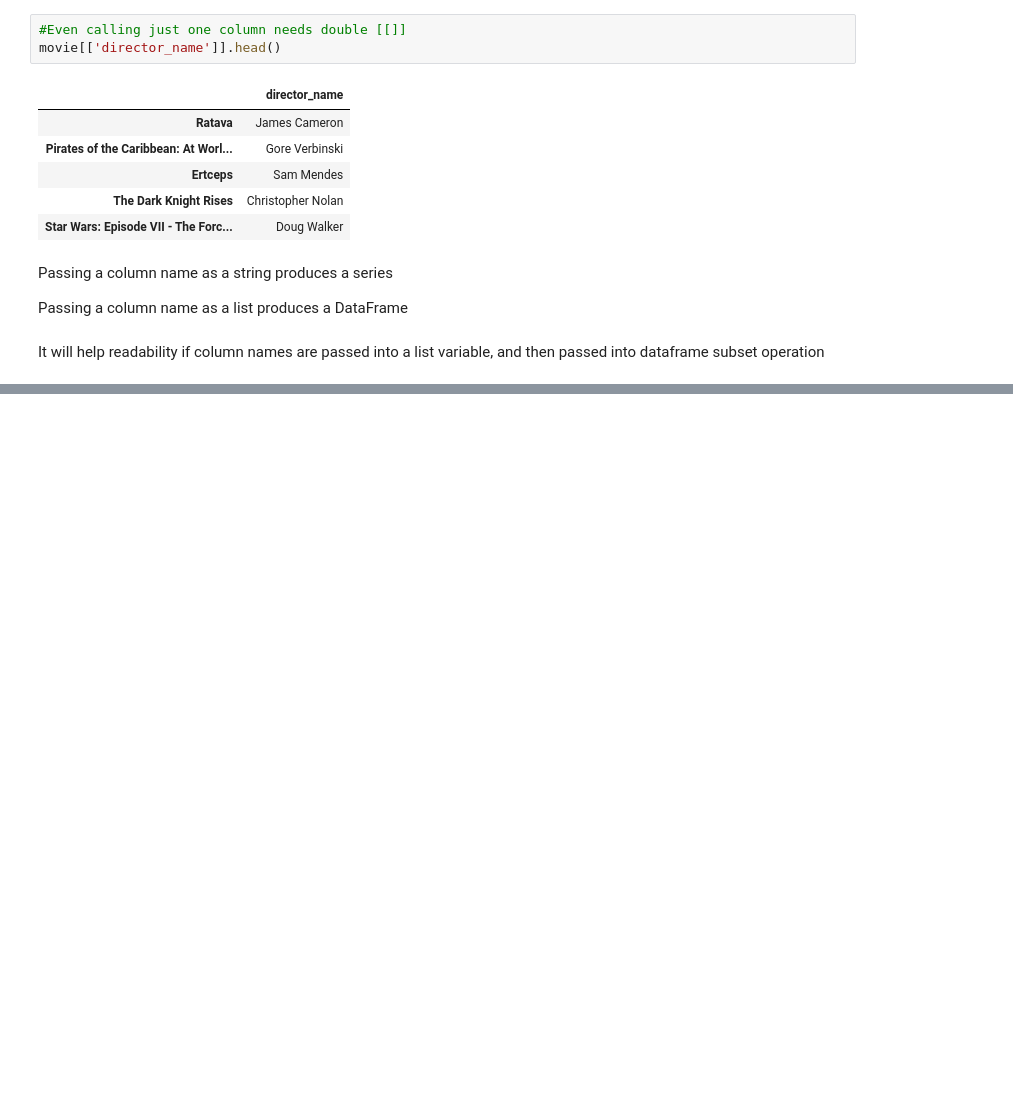
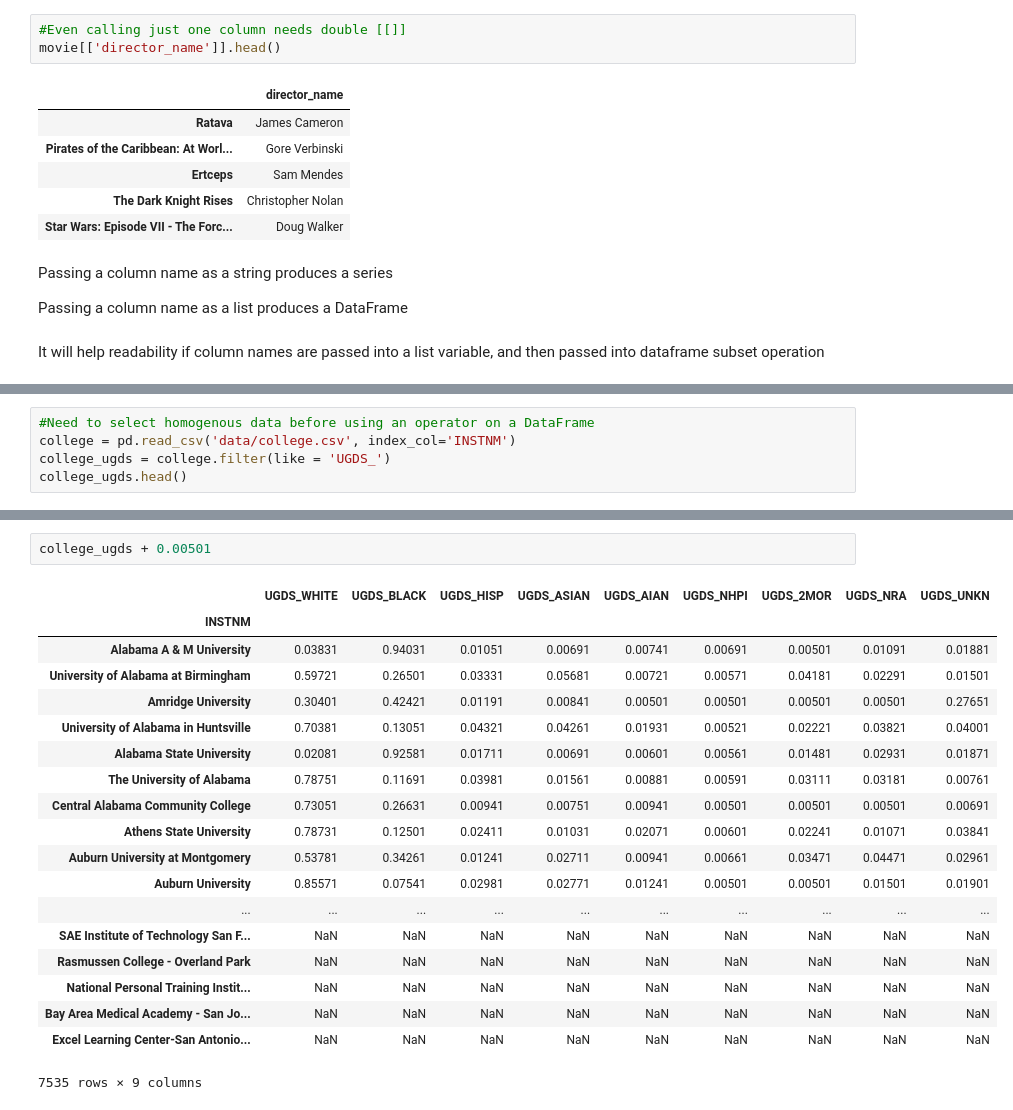
Before and after one commit to ndb38/pandas-cookbook, a Jupyter notebook: Pandas Cookbook - Self-Teaching Guide.ipynb, the cells around one changed output, grey strips where cells are left out. Cells and saved outputs as stored; diff of their text form; blank space fills up the shorter version.

Commit message:
Completed Chapter 3: Manipulating Data Frame with Methods
Also managed to successfully implement qgrid in the qgrid test ipynb file

```diff
--- a/Pandas Cookbook - Self-Teaching Guide.ipynb
+++ b/Pandas Cookbook - Self-Teaching Guide.ipynb
@@ -876,0 +1151,5 @@ It will help readability if column names are passed into a list variable, and th
+# %%
+#Need to select homogenous data before using an operator on a DataFrame
+college = pd.read_csv('data/college.csv', index_col='INSTNM')
+college_ugds = college.filter(like = 'UGDS_')
+college_ugds.head()
@@ -876,0 +1164,22 @@ It will help readability if column names are passed into a list variable, and th
+# %%
+college_ugds + 0.00501
+# %% [output]
+|  | UGDS_WHITE | UGDS_BLACK | UGDS_HISP | UGDS_ASIAN | UGDS_AIAN | UGDS_NHPI | UGDS_2MOR | UGDS_NRA | UGDS_UNKN |
+| INSTNM |  |  |  |  |  |  |  |  |  |
+| Alabama A & M University | 0.03831 | 0.94031 | 0.01051 | 0.00691 | 0.00741 | 0.00691 | 0.00501 | 0.01091 | 0.01881 |
+| University of Alabama at Birmingham | 0.59721 | 0.26501 | 0.03331 | 0.05681 | 0.00721 | 0.00571 | 0.04181 | 0.02291 | 0.01501 |
+| Amridge University | 0.30401 | 0.42421 | 0.01191 | 0.00841 | 0.00501 | 0.00501 | 0.00501 | 0.00501 | 0.27651 |
+| University of Alabama in Huntsville | 0.70381 | 0.13051 | 0.04321 | 0.04261 | 0.01931 | 0.00521 | 0.02221 | 0.03821 | 0.04001 |
+| Alabama State University | 0.02081 | 0.92581 | 0.01711 | 0.00691 | 0.00601 | 0.00561 | 0.01481 | 0.02931 | 0.01871 |
+| The University of Alabama | 0.78751 | 0.11691 | 0.03981 | 0.01561 | 0.00881 | 0.00591 | 0.03111 | 0.03181 | 0.00761 |
+| Central Alabama Community College | 0.73051 | 0.26631 | 0.00941 | 0.00751 | 0.00941 | 0.00501 | 0.00501 | 0.00501 | 0.00691 |
+| Athens State University | 0.78731 | 0.12501 | 0.02411 | 0.01031 | 0.02071 | 0.00601 | 0.02241 | 0.01071 | 0.03841 |
+| Auburn University at Montgomery | 0.53781 | 0.34261 | 0.01241 | 0.02711 | 0.00941 | 0.00661 | 0.03471 | 0.04471 | 0.02961 |
+| Auburn University | 0.85571 | 0.07541 | 0.02981 | 0.02771 | 0.01241 | 0.00501 | 0.00501 | 0.01501 | 0.01901 |
+| ... | ... | ... | ... | ... | ... | ... | ... | ... | ... |
+| SAE Institute of Technology San F... | NaN | NaN | NaN | NaN | NaN | NaN | NaN | NaN | NaN |
+| Rasmussen College - Overland Park | NaN | NaN | NaN | NaN | NaN | NaN | NaN | NaN | NaN |
+| National Personal Training Instit... | NaN | NaN | NaN | NaN | NaN | NaN | NaN | NaN | NaN |
+| Bay Area Medical Academy - San Jo... | NaN | NaN | NaN | NaN | NaN | NaN | NaN | NaN | NaN |
+| Excel Learning Center-San Antonio... | NaN | NaN | NaN | NaN | NaN | NaN | NaN | NaN | NaN |
+7535 rows × 9 columns
```
Also changed, not shown: parts of 68 cells of this notebook.
